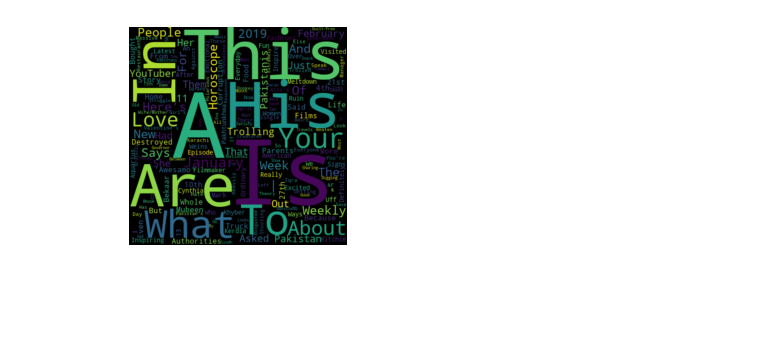
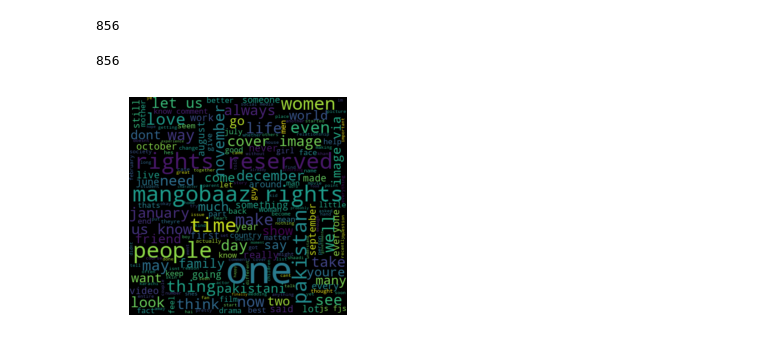
Before and after one commit to ibadia/Contentalysis, a Jupyter notebook: Analysis.ipynb, the cells around one changed output. Cells and saved outputs as stored; diff of their text form; code cells hidden in the pictures; blank space fills up the shorter version.

```diff
--- a/Analysis.ipynb
+++ b/Analysis.ipynb
@@ -39,0 +3,30 @@ Counter({'Here’s': 3,
+# %%
+from collections import Counter
+import pandas as pd
+from wordcloud import WordCloud
+import matplotlib.pyplot as plt
+from nltk import bigrams, trigrams
+import nltk
+data0=pd.read_csv("Mangobaaz1.csv")
+data1=pd.read_csv("Mangobaaz2.csv")
+data2=pd.read_csv("Mangobaaz3.csv")
+
+data=pd.concat([data0,data1,data2])
+
+data['Article']=data['Article'].apply(lambda x: x.replace('"',''))
+data['Article']=data['Article'].apply(lambda x: x.replace("'",""))
+data['Article']=data['Article'].apply(lambda x : x.replace('“','').replace('”',''))
+data['Article']=data['Article'].apply(lambda x : x.replace('.',''))
+data['Article']=data['Article'].apply(lambda x : x.replace('’',''))
+
+
+
+data['Headline']=data['Headline'].apply(lambda x: x.replace('"',''))
+data['Headline']=data['Headline'].apply(lambda x: x.replace("'",""))
+data['Headline']=data['Headline'].apply(lambda x : x.replace('“','').replace('”',''))
+data['Headline']=data['Headline'].apply(lambda x: x.replace(".",""))
+data['Headline']=data['Headline'].apply(lambda x: x.replace("’",""))
+# %%
+len(data)
+# %% [output]
+856
@@ -40,11 +36,22 @@ Counter({'Here’s': 3,
+# %%
+len(tokenized_words_articles)
+# %% [output]
+856
+# %%
+all_text=' '.join(list(data.Article))
+all_text=all_text.replace('will','')
+all_text=all_text.replace('pakistani',' ')
+all_text=all_text.replace('pakistan',' ')
+all_text=all_text.replace('new',' ')
+all_text=all_text.replace('heres','')
 # %%
 # Create the wordcloud object
-wordcloud = WordCloud(width=480, height=480, margin=0).generate_from_frequencies(article_word_frequency)
+wordcloud = WordCloud(width=480, height=480, margin=0).generate(all_text.lower())
 
 # Display the generated image:
 plt.imshow(wordcloud, interpolation='bilinear')
 plt.axis("off")
 plt.margins(x=0, y=0)
 plt.show()
 # %% [output]
-[figure, old version]
+[figure, new version]
```
Also changed, not shown: parts of 6 cells of this notebook, 3 other files.
